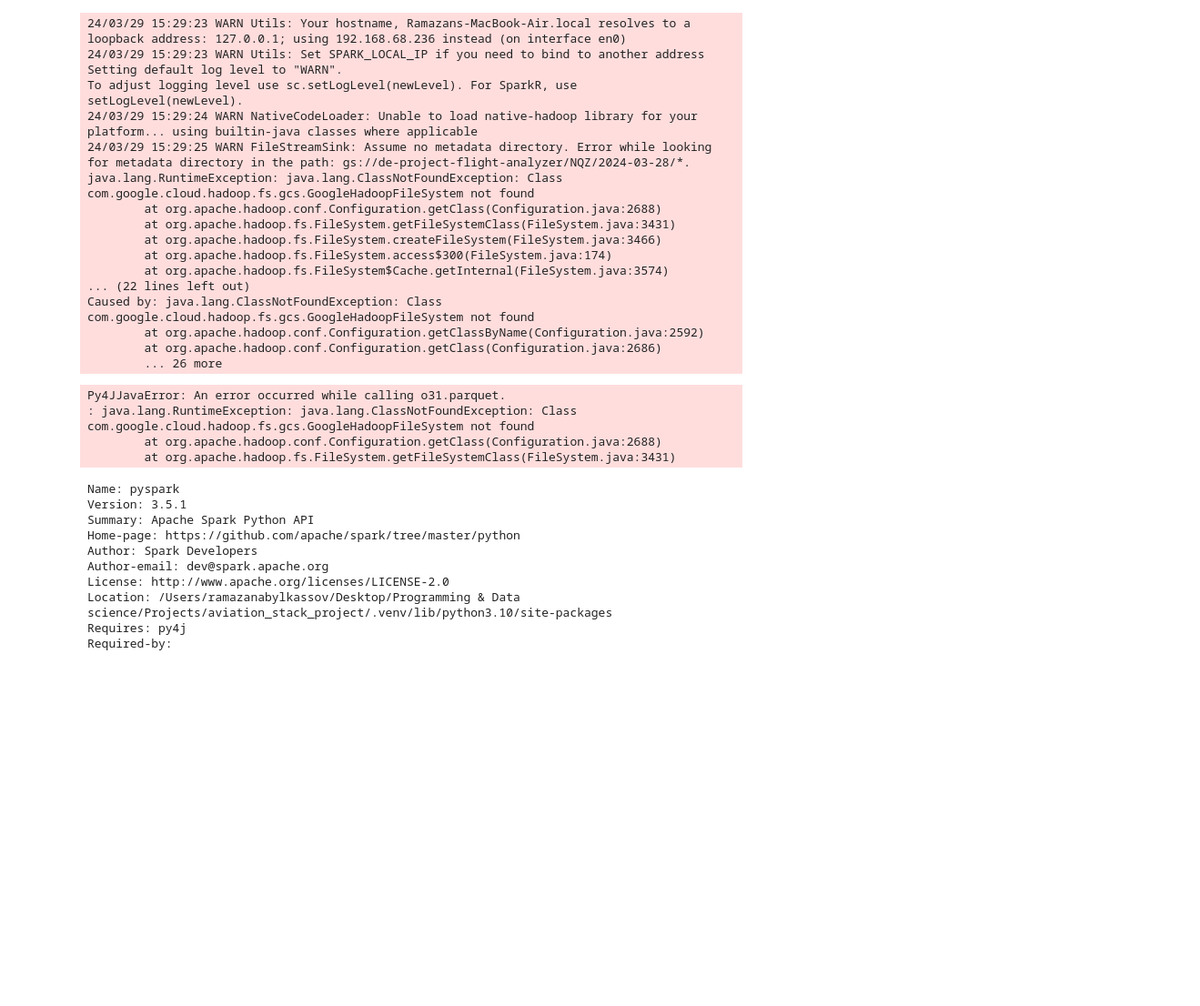
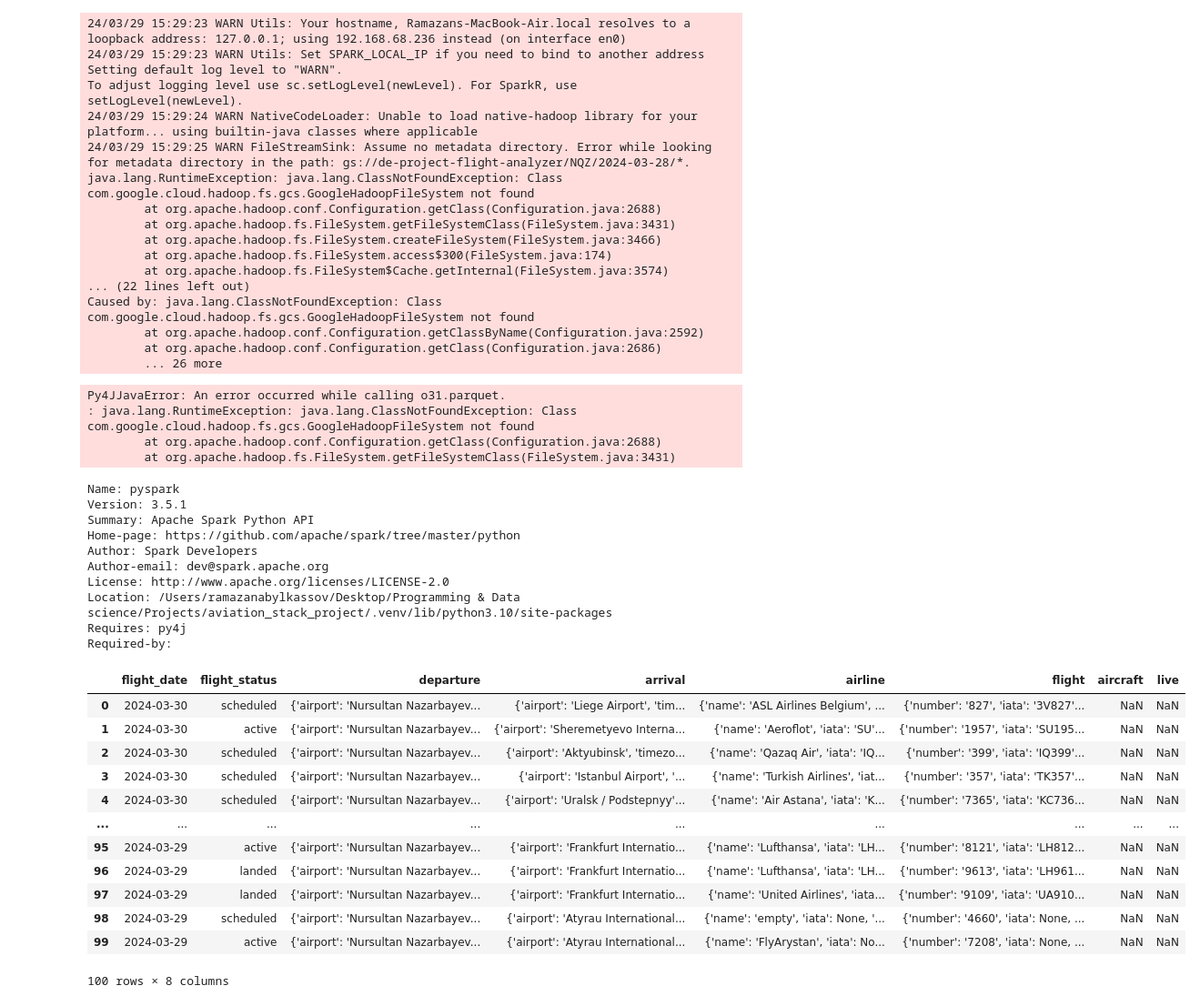
Before and after one commit to ramazanabylkassov/aviation_stack_project, a Jupyter notebook: Untitled.ipynb, the cells around one changed output. Shown at 91% size. Cells and saved outputs as stored; diff of their text form; code cells hidden in the pictures; blank space fills up the shorter version.

```diff
--- a/Untitled.ipynb
+++ b/Untitled.ipynb
@@ -278,3 +278,76 @@ License: http://www.apache.org/licenses/LICENSE-2.0
 Location: /Users/ramazanabylkassov/Desktop/Programming & Data science/Projects/aviation_stack_project/.venv/lib/python3.10/site-packages
 Requires: py4j
 Required-by:
+# %%
+import requests
+import csv
+import pandas as pd
+
+def fetch_csv(iata=None):
+    API_NQZ_ACCESS_KEY = '0e84bbcd517c163977b620d37e14c58d'
+    url_base = f"http://api.aviationstack.com/v1/flights?access_key={API_NQZ_ACCESS_KEY}&dep_iata={iata}"
+    offset = 0
+    output_json = []
+
+    url = f"{url_base}&offset={offset}"
+    response = requests.get(url)
+    response.raise_for_status()  # Good to have a try-except around this
+    data = response.json()
+    temp_json = data.get('data', [])
+    output_json.extend(temp_json)
+
+    return convert_to_csv(output_json)
+
+def convert_to_csv(json_data):
+    if not json_data:
+        return None  # Handling the case where there is no data
+    df = pd.json_normalize(json_data)
+    return df.to_csv('output.csv', index=False)
+
+# def upload_to_gcs(ds=None, iata=None):
+#     ds_datetime = datetime.strptime(ds, '%Y-%m-%d')
+#     yesterday = ds_datetime - timedelta(days=1)
+
+#     print(f"The execution date is: {yesterday}")
+
+#     bucket_name = "de-project-flight-analyzer"
+#     # Setting the environment variable at the start of your script/program is usually better
+#     os.environ['FLIGHTS_DEPARTURES__DESTINATION__FILESYSTEM__BUCKET_URL'] = f'gs://{bucket_name}'
+
+#     # Ensure your pipeline and destination configuration correctly utilizes the GCS bucket
+#     pipeline = dlt.pipeline(
+#         pipeline_name='flights_departures',
+#         destination='filesystem',  # Confirm this is correct for GCS
+#         dataset_name=f'{iata}'
+#     )
+
+#     csv_file = fetch_csv(iata=iata)
+#     if csv_file:
+#         load_info = pipeline.run(
+#             csv_file,
+#             table_name=f"{yesterday}",
+#             loader_file_format="csv",
+#             write_disposition="replace"
+#             )
+#         print(load_info)
+#     else:
+#         print("No data to upload.")
+
+# # Assuming you need to call upload_to_gcs somewhere here
+
+fetch_csv(iata='NQZ')
+pd.read_csv(fetch_csv(iata='NQZ'))
+# %% [output]
+|  | flight_date | flight_status | departure | arrival | airline | flight | aircraft | live |
+| 0 | 2024-03-30 | scheduled | {'airport': 'Nursultan Nazarbayev... | {'airport': 'Liege Airport', 'tim... | {'name': 'ASL Airlines Belgium', ... | {'number': '827', 'iata': '3V827'... | NaN | NaN |
+| 1 | 2024-03-30 | active | {'airport': 'Nursultan Nazarbayev... | {'airport': 'Sheremetyevo Interna... | {'name': 'Aeroflot', 'iata': 'SU'... | {'number': '1957', 'iata': 'SU195... | NaN | NaN |
+| 2 | 2024-03-30 | scheduled | {'airport': 'Nursultan Nazarbayev... | {'airport': 'Aktyubinsk', 'timezo... | {'name': 'Qazaq Air', 'iata': 'IQ... | {'number': '399', 'iata': 'IQ399'... | NaN | NaN |
+| 3 | 2024-03-30 | scheduled | {'airport': 'Nursultan Nazarbayev... | {'airport': 'Istanbul Airport', '... | {'name': 'Turkish Airlines', 'iat... | {'number': '357', 'iata': 'TK357'... | NaN | NaN |
+| 4 | 2024-03-30 | scheduled | {'airport': 'Nursultan Nazarbayev... | {'airport': 'Uralsk / Podstepnyy'... | {'name': 'Air Astana', 'iata': 'K... | {'number': '7365', 'iata': 'KC736... | NaN | NaN |
+| ... | ... | ... | ... | ... | ... | ... | ... | ... |
+| 95 | 2024-03-29 | active | {'airport': 'Nursultan Nazarbayev... | {'airport': 'Frankfurt Internatio... | {'name': 'Lufthansa', 'iata': 'LH... | {'number': '8121', 'iata': 'LH812... | NaN | NaN |
+| 96 | 2024-03-29 | landed | {'airport': 'Nursultan Nazarbayev... | {'airport': 'Frankfurt Internatio... | {'name': 'Lufthansa', 'iata': 'LH... | {'number': '9613', 'iata': 'LH961... | NaN | NaN |
+| 97 | 2024-03-29 | landed | {'airport': 'Nursultan Nazarbayev... | {'airport': 'Frankfurt Internatio... | {'name': 'United Airlines', 'iata... | {'number': '9109', 'iata': 'UA910... | NaN | NaN |
+| 98 | 2024-03-29 | scheduled | {'airport': 'Nursultan Nazarbayev... | {'airport': 'Atyrau International... | {'name': 'empty', 'iata': None, '... | {'number': '4660', 'iata': None, ... | NaN | NaN |
+| 99 | 2024-03-29 | active | {'airport': 'Nursultan Nazarbayev... | {'airport': 'Atyrau International... | {'name': 'FlyArystan', 'iata': No... | {'number': '7208', 'iata': None, ... | NaN | NaN |
+100 rows × 8 columns
```
Also changed, not shown: parts of 1 cell of this notebook, 3 other files.
